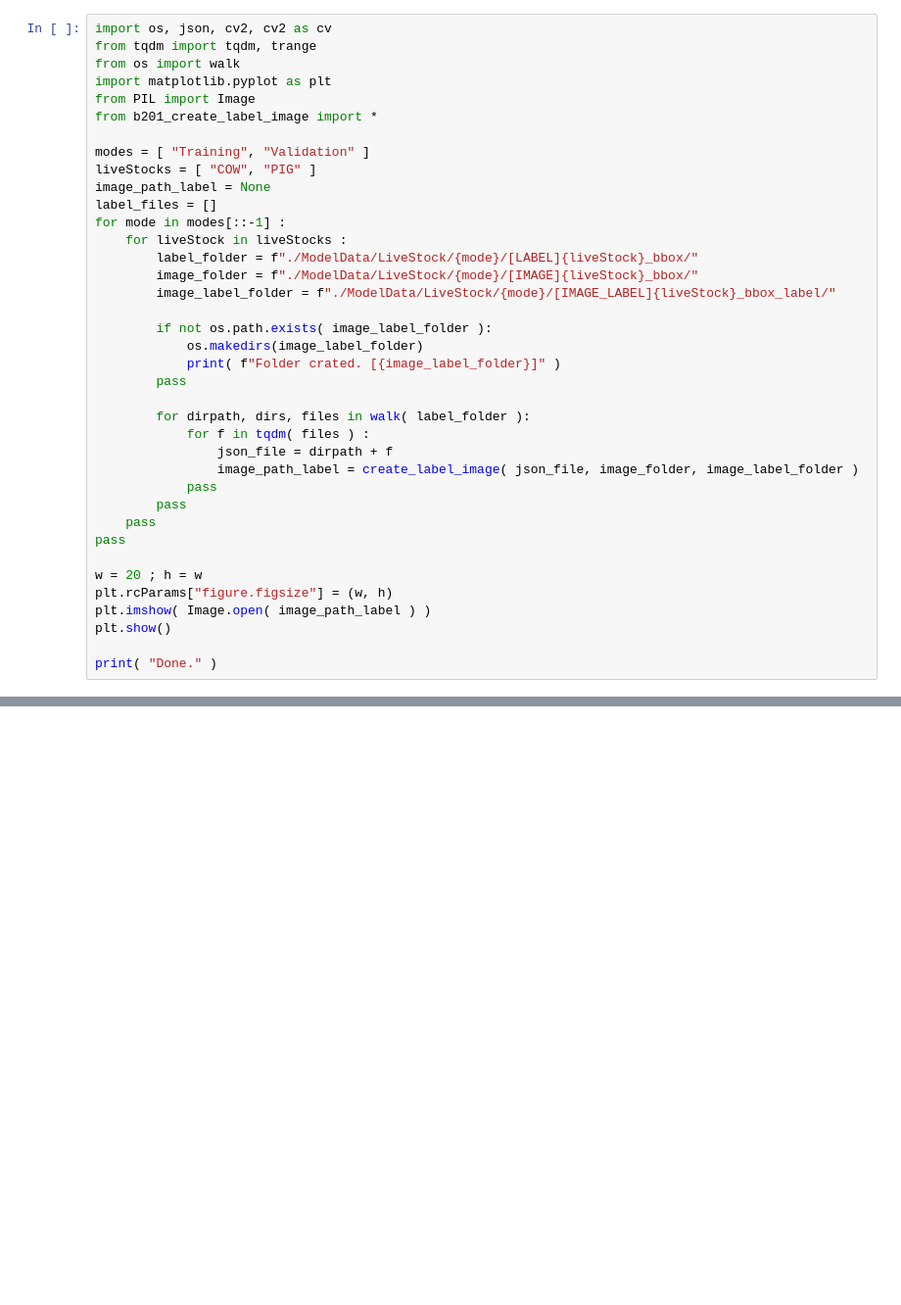
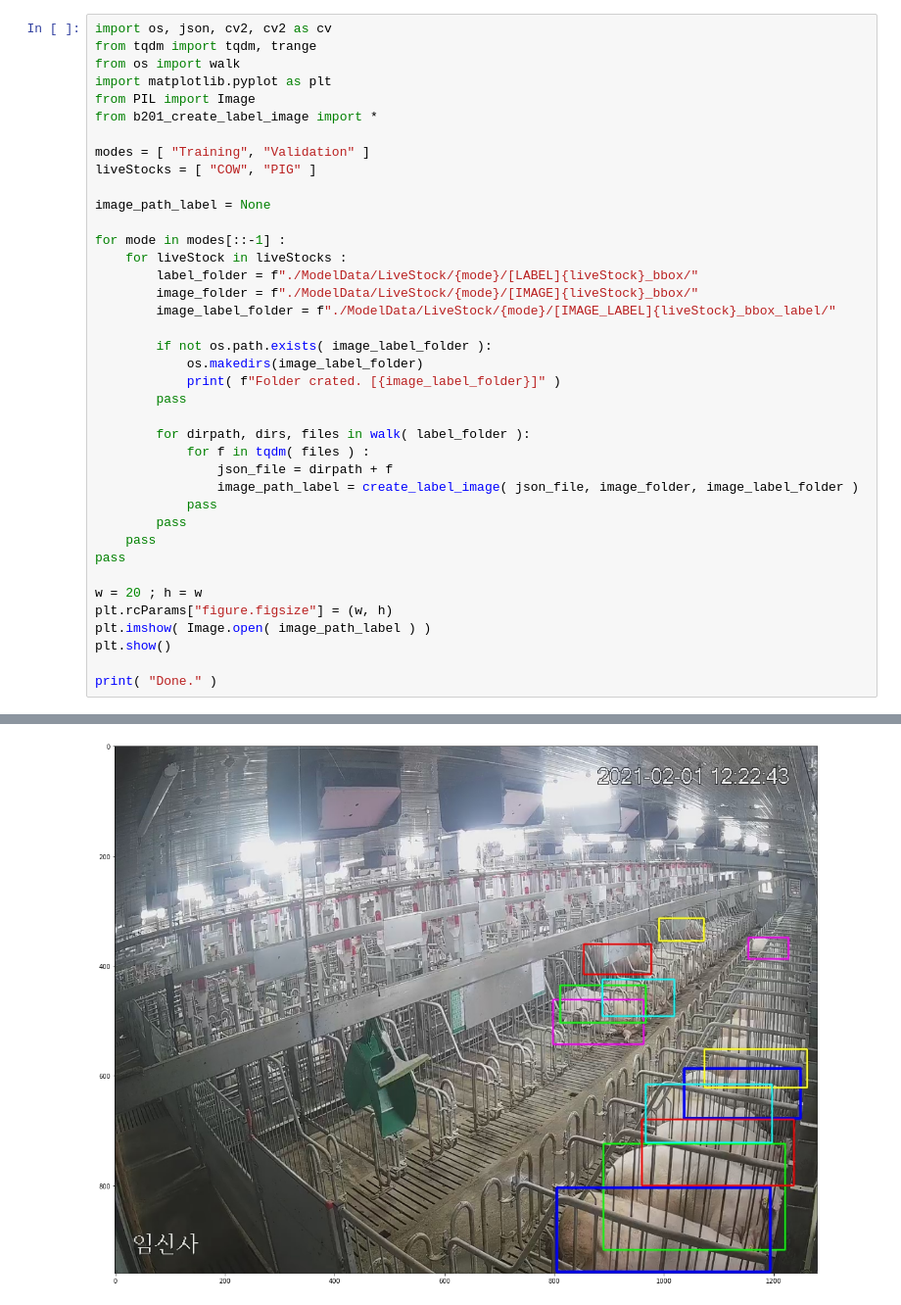
Before and after one commit to sunabove/YOLOv3, a Jupyter notebook: b200_라벨링_확인.ipynb, the cells around one changed output, grey strips where cells are left out. Shown at 98% size. Saved outputs shown, nothing was run; the diff lists cells and outputs as text; blank space fills up the shorter version.

```diff
--- a/b200_라벨링_확인.ipynb
+++ b/b200_라벨링_확인.ipynb
@@ -8,8 +8,9 @@ from b201_create_label_image import *
 
 modes = [ "Training", "Validation" ]
 liveStocks = [ "COW", "PIG" ]
+
 image_path_label = None
-label_files = []
+
 for mode in modes[::-1] :
     for liveStock in liveStocks :
         label_folder = f"./ModelData/LiveStock/{mode}/[LABEL]{liveStock}_bbox/"
@@ -40,0 +44 @@ KeyboardInterrupt:
+[figure, added]
```
Also changed, not shown: parts of 1 cell of this notebook, 2 other files.
